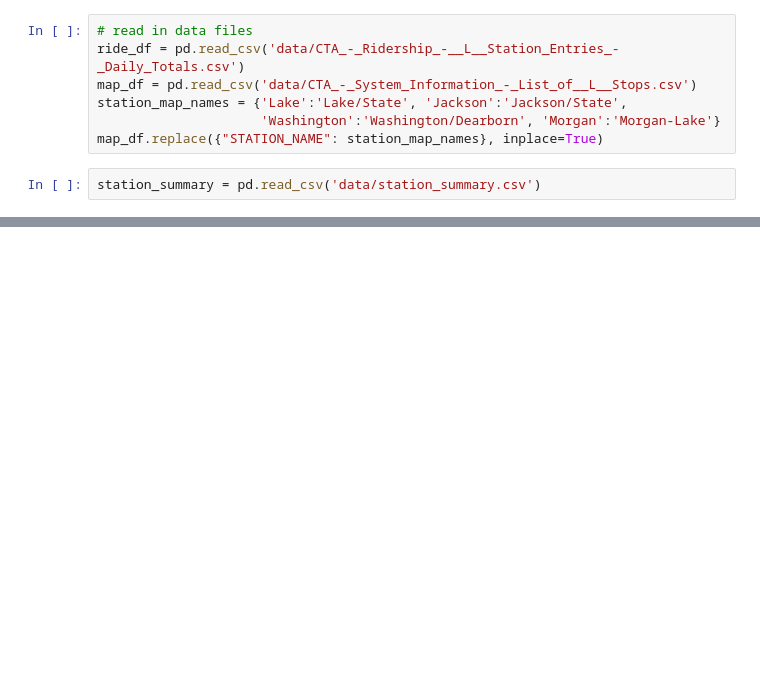
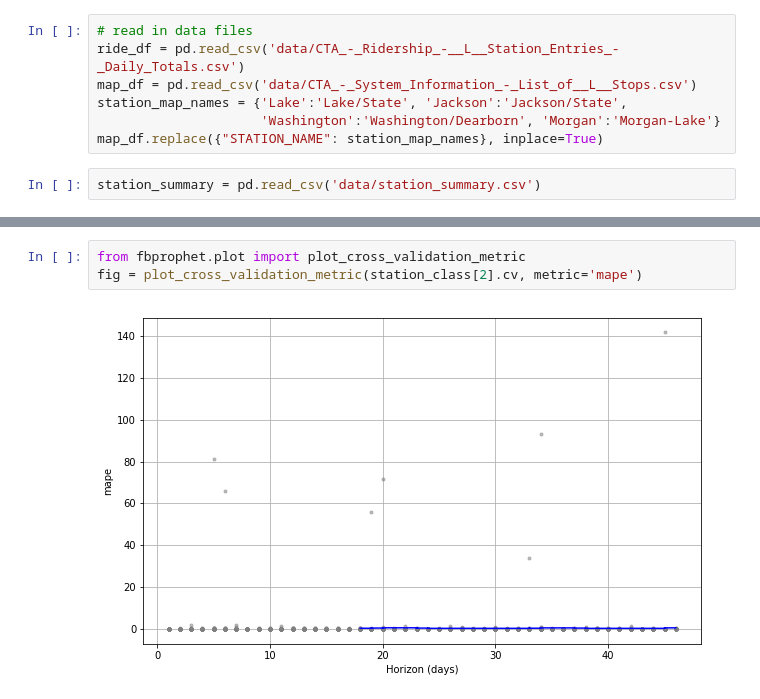
Before and after one commit to donnajobridge/cta, a Jupyter notebook: select_pie_location.ipynb, the cells around one changed output, grey strips where cells are left out. Drawn from its saved outputs; the diff is of its cells as text; blank space fills up the shorter version.

```diff
--- a/select_pie_location.ipynb
+++ b/select_pie_location.ipynb
@@ -113,0 +120,5 @@ INFO:fbprophet:Disabling daily seasonality. Run prophet with daily_seasonality=T
+# %%
+from fbprophet.plot import plot_cross_validation_metric
+fig = plot_cross_validation_metric(station_class[2].cv, metric='mape')
+# %% [output]
+[figure, added]
```
Also changed, not shown: parts of 6 cells of this notebook, 13 other files.
